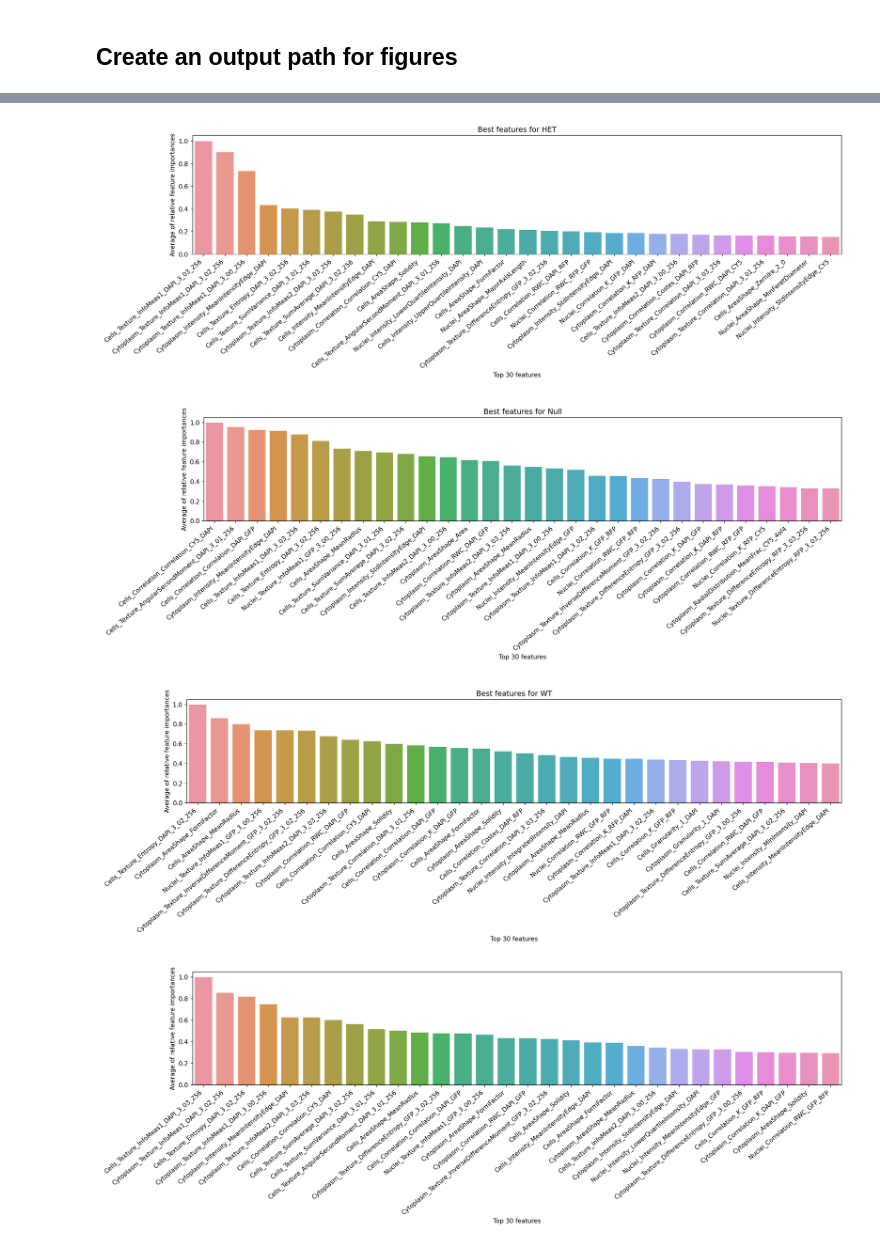
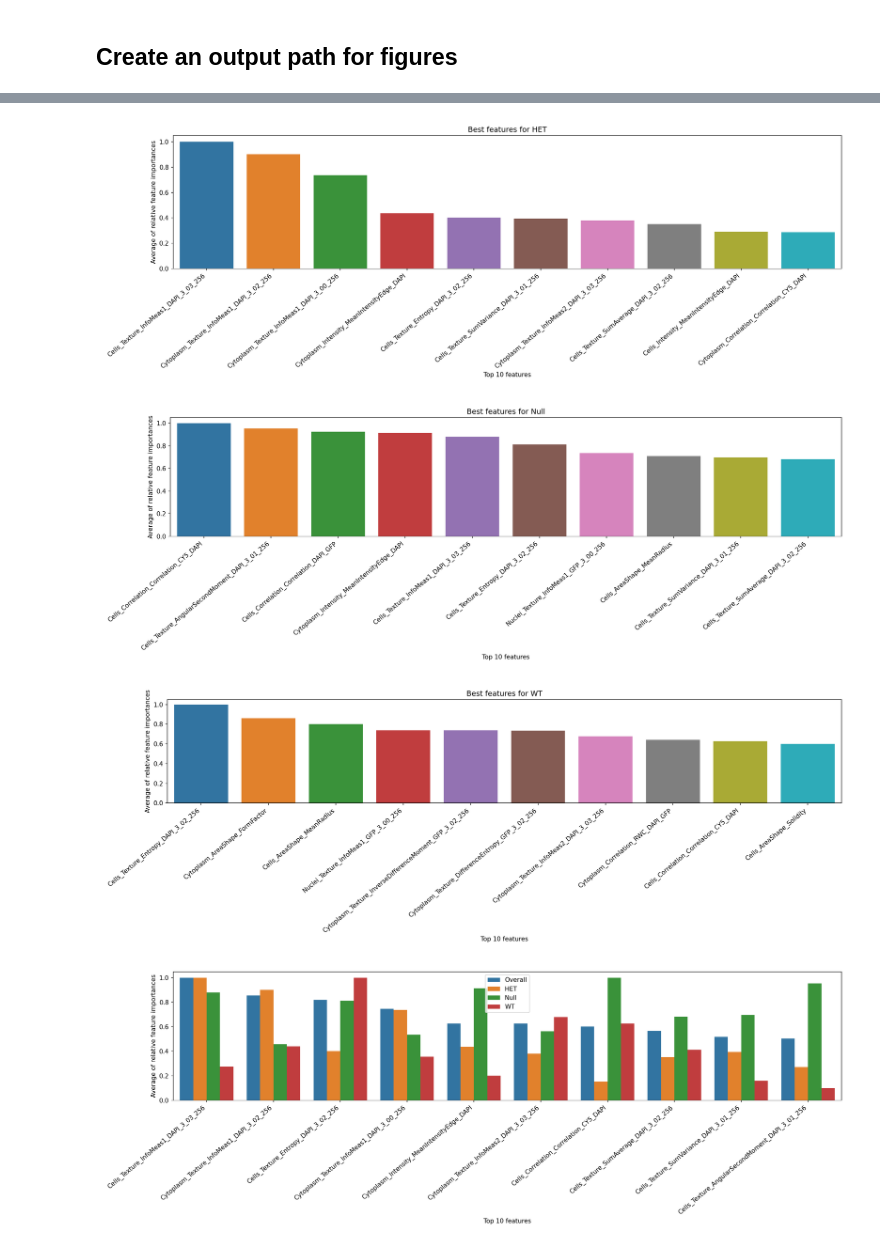
Before and after one commit to WayScience/NF1_SchwannCell_data_analysis, a Jupyter notebook: 2.evaluate_models/feature_selection/avg_lr_plate3_cp_fs_data.ipynb, the cells around one changed output, grey strips where cells are left out. Cells and saved outputs as stored; diff of their text form; code cells hidden in the pictures.

Commit message:
Changed the figures

```diff
--- a/2.evaluate_models/feature_selection/avg_lr_plate3_cp_fs_data.ipynb
+++ b/2.evaluate_models/feature_selection/avg_lr_plate3_cp_fs_data.ipynb
@@ -210,7 +212,7 @@ totfeatimp = totfeatimp.sort_values(ascending=False)
 # %%
 featdf = featdf.sort_values("abs_HET", ascending=False)
 
-disp_feat = 30
+disp_feat = 10
 gtype = "HET"
 
 feat_imp = featdf["abs_HET"][:disp_feat]
@@ -238,19 +240,34 @@ for genotype in featdf[pos_genes]:
     plt.tight_layout()
     plt.savefig(f"{out_path}/{genotype}_average_feature_importances.png")
 # %% [output]
-[figure, old version]
+[figure, new version]
-[figure, old version]
+[figure, new version]
-[figure, old version]
+[figure, new version]
 # %%
-feat_imp = totfeatimp[:disp_feat]
+feat_imp = pd.DataFrame(totfeatimp[:disp_feat], columns=["avg_importance"])
+feat_imp["category"] = ["Overall"] * disp_feat
 col_names = totfeatimp[:disp_feat].index
+
+for genotype in featdf[pos_genes]:
+    tempdf = pd.DataFrame(
+        featimp[genotype]["featnorm_avg_norm"][col_names], columns=["avg_importance"]
+    )
+    tempdf["category"] = [genotype] * disp_feat
+    feat_imp = pd.concat([feat_imp, tempdf], axis=0)
+
+"Cells_Texture_InfoMeas1_DAPI_3_03_256"
+feat_imp["features"] = feat_imp.index
+
 plt.figure(figsize=(17, 6))
-ax = sns.barplot(x=np.arange(disp_feat), y=feat_imp)
+ax = sns.barplot(
+    x=feat_imp["features"], y=feat_imp["avg_importance"], hue=feat_imp["category"]
+)
 ax.set_xticklabels(col_names, rotation=40, ha="right")
 plt.ylabel("Average of relative feature importances")
 plt.xlabel("Top n features")
 plt.xlabel(f"Top {disp_feat} features")
 plt.tight_layout()
-plt.savefig(f"{out_path}/overall_average_feature_importances.png")
+plt.legend(loc="upper center")
+plt.savefig(f"{out_path}/collective_average_feature_importances.png")
 # %% [output]
-[figure, old version]
+[figure, new version]
```
Also changed, not shown: parts of 4 cells of this notebook, 8 other files.
